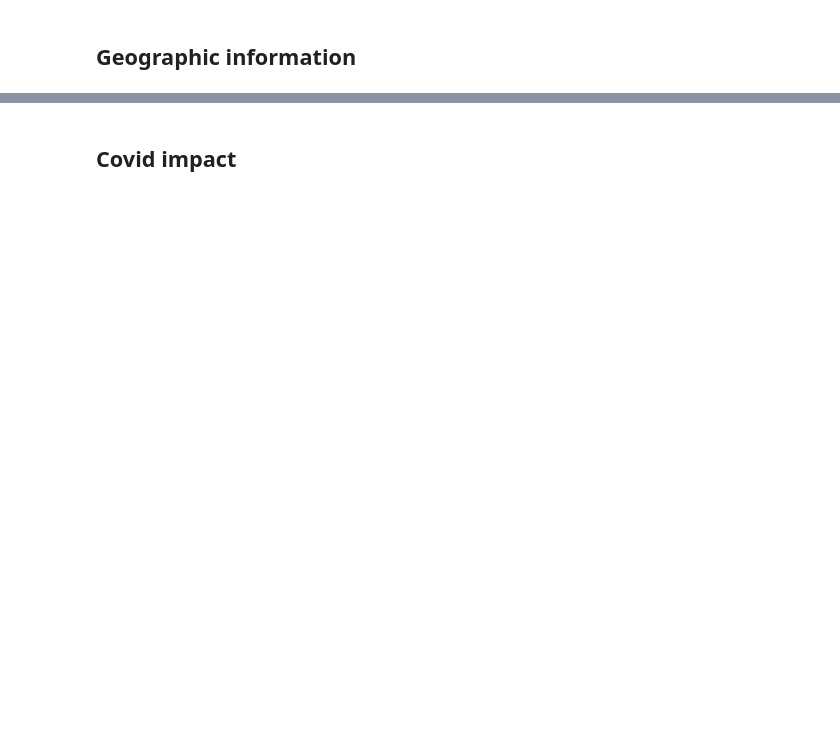
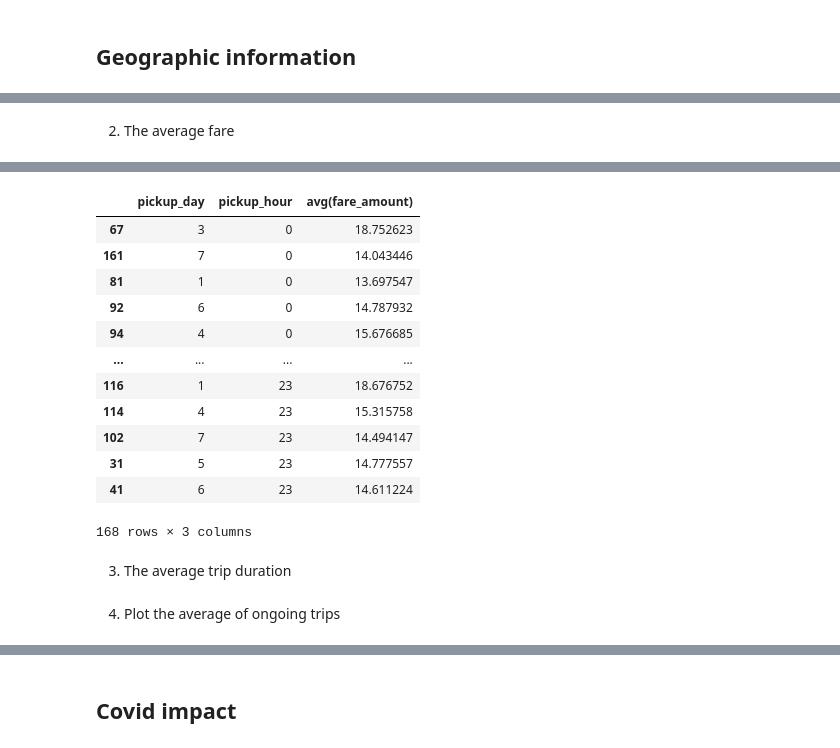
Before and after one commit to MariusAvosse/Taxis_NY, a Jupyter notebook: Untitled.ipynb, the cells around one changed output, grey strips where cells are left out. Drawn from its saved outputs; the diff is of its cells as text; code cells hidden in the pictures; blank space fills up the shorter version.

```diff
--- a/Untitled.ipynb
+++ b/Untitled.ipynb
@@ -776,0 +1033,3 @@ choropleth_fare_duration_ratio = df_yel_filtered.groupBy("zones_dropoff_location
+# %%
+df_yel_2022 = spark.read.parquet("/home/marius/Téléchargements/yellow_tripdata_2022-08.parquet")
+df_fhv_2022 = spark.read.parquet("/home/marius/Téléchargements/fhv_tripdata_2022-08.parquet")
@@ -776,0 +1042,4 @@ choropleth_fare_duration_ratio = df_yel_filtered.groupBy("zones_dropoff_location
+# %%
+# for yellow taxis
+full_data_yel_2022 = joinDataframes(df_yel_2022, zones_pickup, zones_dropoff)
+full_data_yel_2022.show()
@@ -776,0 +1087,4 @@ choropleth_fare_duration_ratio = df_yel_filtered.groupBy("zones_dropoff_location
+# %%
+# for yellow taxis
+df_yel_filtered_2022 = filterData(full_data_yel_2022)
+df_yel_filtered_2022.show()
@@ -776,0 +1195,12 @@ choropleth_fare_duration_ratio = df_yel_filtered.groupBy("zones_dropoff_location
+# %% [markdown]
+2. The average fare
+# %%
+#for yellow taxis
+avg_fare_yel_2022 = df_yel_filtered_2022.groupby(dayofweek('tpep_pickup_datetime').alias('pickup_day'),
+                        hour('tpep_pickup_datetime').alias('pickup_hour')).avg('fare_amount')
+#display the result
+#print("The average fare is: " ,avg_fare)
+avg_fare_yel_2022 = avg_fare_yel_2022.toPandas()
+avg_fare_yel_2022 = avg_fare_yel_2022.sort_values(by=['pickup_hour'])
+avg_fare_yel_2022
+# %% [output]
@@ -776,0 +1214,15 @@ choropleth_fare_duration_ratio = df_yel_filtered.groupBy("zones_dropoff_location
+|  | pickup_day | pickup_hour | avg(fare_amount) |
+| 67 | 3 | 0 | 18.752623 |
+| 161 | 7 | 0 | 14.043446 |
+| 81 | 1 | 0 | 13.697547 |
+| 92 | 6 | 0 | 14.787932 |
+| 94 | 4 | 0 | 15.676685 |
+| ... | ... | ... | ... |
+| 116 | 1 | 23 | 18.676752 |
+| 114 | 4 | 23 | 15.315758 |
+| 102 | 7 | 23 | 14.494147 |
+| 31 | 5 | 23 | 14.777557 |
+| 41 | 6 | 23 | 14.611224 |
+168 rows × 3 columns
+# %% [markdown]
+3. The average trip duration
@@ -776,0 +1239,2 @@ choropleth_fare_duration_ratio = df_yel_filtered.groupBy("zones_dropoff_location
+# %% [markdown]
+4. Plot the average of ongoing trips
```
Also changed, not shown: parts of 63 cells of this notebook, 1 other file.
